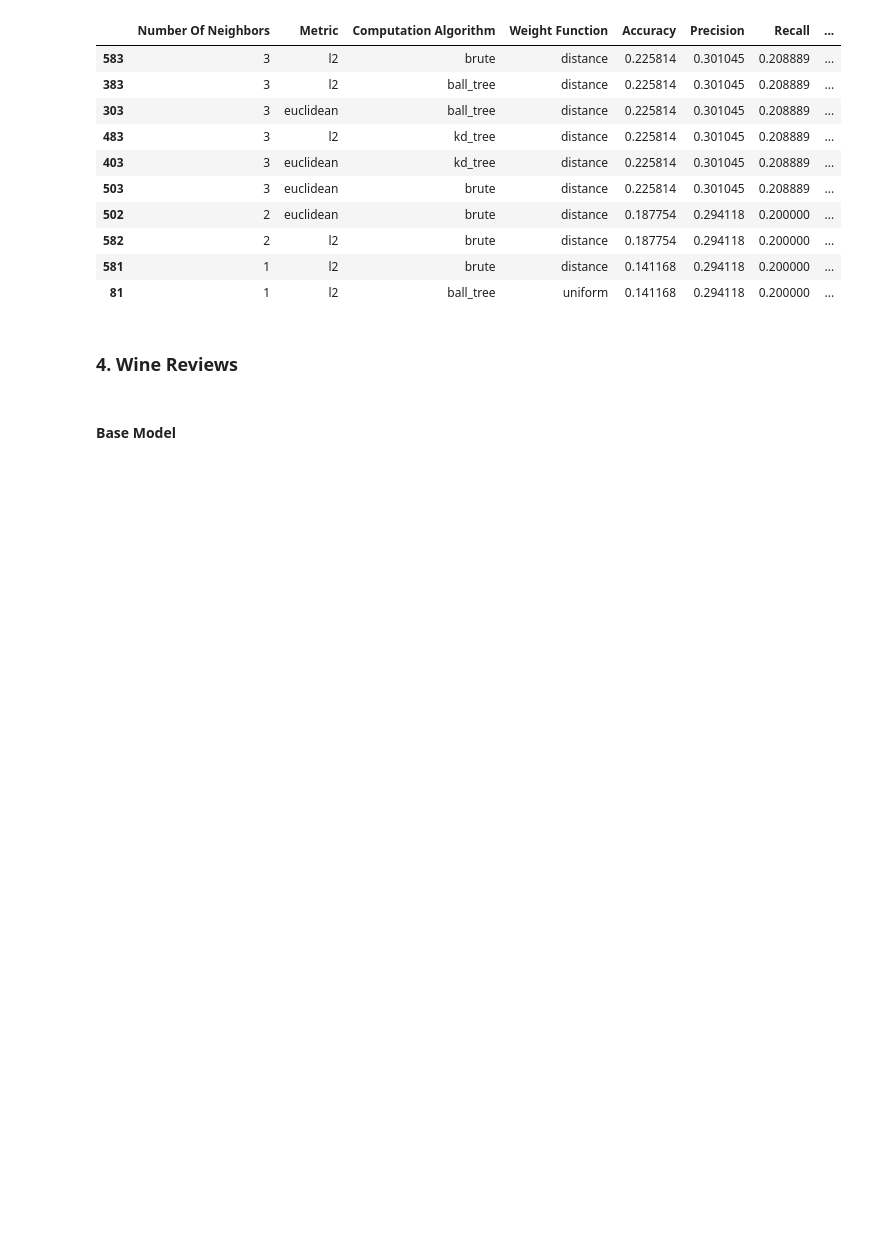
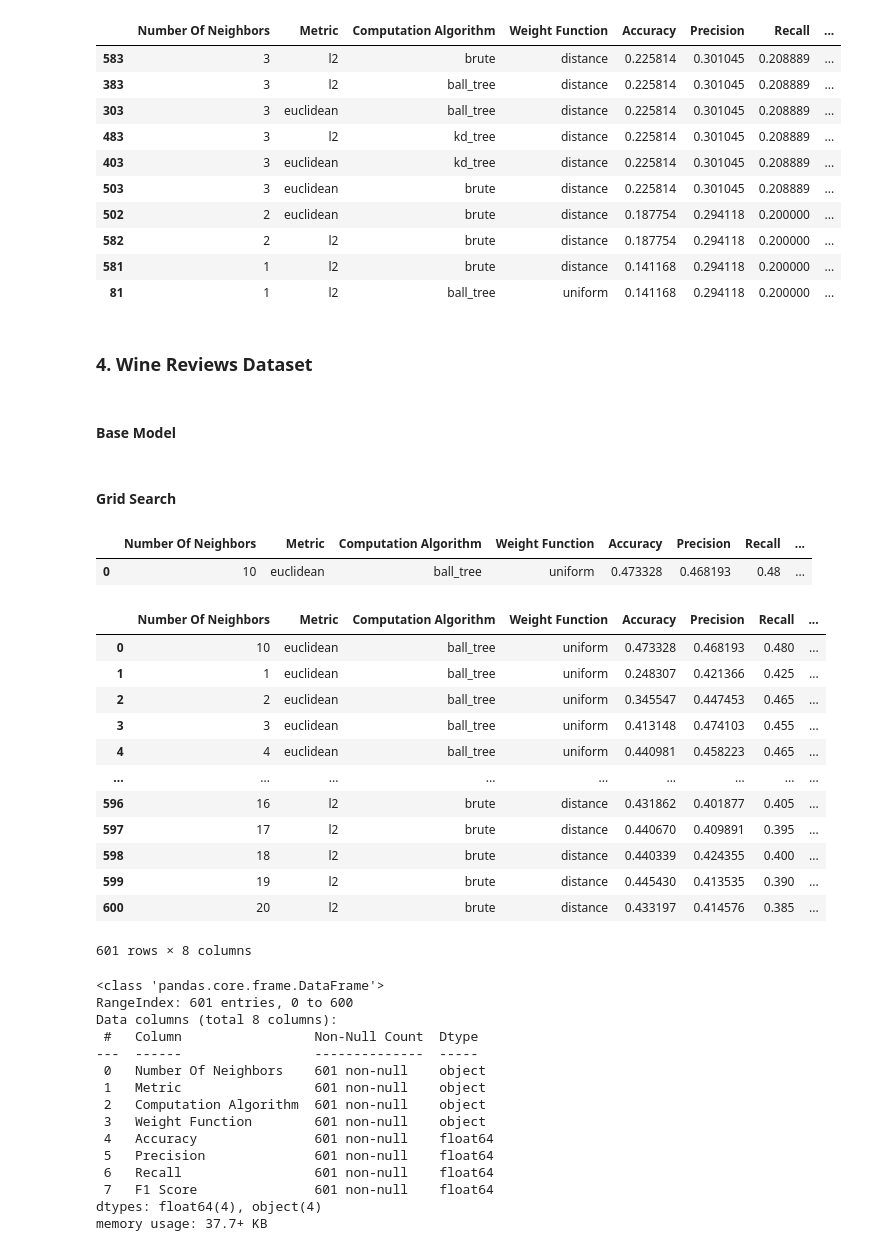
Before and after one commit to woerndle/ds-ml-project, a Jupyter notebook: notebooks/knn.ipynb, the cells around one changed output. Cells and saved outputs as stored; diff of their text form; code cells hidden in the pictures; blank space fills up the shorter version.

Commit message:
Added subset grid search analysis for wine reviews dataset

```diff
--- a/notebooks/knn.ipynb
+++ b/notebooks/knn.ipynb
@@ -611,7 +631,7 @@ display(top_10_amazon_models)
 | 581 | 1 | l2 | brute | distance | 0.141168 | 0.294118 | 0.200000 | ... |
 | 81 | 1 | l2 | ball_tree | uniform | 0.141168 | 0.294118 | 0.200000 | ... |
 # %% [markdown]
-### 4. Wine Reviews
+### 4. Wine Reviews Dataset
 # %% [markdown]
 #### Base Model
 # %%
@@ -636,3 +656,37 @@ base_model_precision = precision_score(
 base_model_recall = recall_score(
     y_test_wine, base_model_prediction, average="weighted"
 )
+# %% [markdown]
+#### Grid Search
+# %%
+test_results_wine = pd.DataFrame(
+    columns=[
+        "Number Of Neighbors",
+        "Metric",
+        "Computation Algorithm",
+        "Weight Function",
+        "Accuracy",
+        "Precision",
+        "Recall",
+        "F1 Score",
+    ]
+)
+
+base_row = pd.DataFrame(
+    {
+        "Number Of Neighbors": [10],
+        "Metric": "euclidean",
+        "Computation Algorithm": "ball_tree",
+        "Weight Function": "uniform",
+        "Accuracy": [base_model_accuracy],
+        "Precision": [base_model_precision],
+        "Recall": [base_model_recall],
+        "F1 Score": [base_model_f1_score],
+    }
+)
+
+test_results_wine = pd.concat([test_results_wine, base_row], ignore_index=True)
+display(test_results_wine)
+# %% [output]
+|  | Number Of Neighbors | Metric | Computation Algorithm | Weight Function | Accuracy | Precision | Recall | ... |
+| 0 | 10 | euclidean | ball_tree | uniform | 0.473328 | 0.468193 | 0.48 | ... |
@@ -638,0 +741,32 @@ base_model_recall = recall_score(
+# %%
+display(test_results_wine)
+test_results_wine.info()
+# %% [output]
+|  | Number Of Neighbors | Metric | Computation Algorithm | Weight Function | Accuracy | Precision | Recall | ... |
+| 0 | 10 | euclidean | ball_tree | uniform | 0.473328 | 0.468193 | 0.480 | ... |
+| 1 | 1 | euclidean | ball_tree | uniform | 0.248307 | 0.421366 | 0.425 | ... |
+| 2 | 2 | euclidean | ball_tree | uniform | 0.345547 | 0.447453 | 0.465 | ... |
+| 3 | 3 | euclidean | ball_tree | uniform | 0.413148 | 0.474103 | 0.455 | ... |
+| 4 | 4 | euclidean | ball_tree | uniform | 0.440981 | 0.458223 | 0.465 | ... |
+| ... | ... | ... | ... | ... | ... | ... | ... | ... |
+| 596 | 16 | l2 | brute | distance | 0.431862 | 0.401877 | 0.405 | ... |
+| 597 | 17 | l2 | brute | distance | 0.440670 | 0.409891 | 0.395 | ... |
+| 598 | 18 | l2 | brute | distance | 0.440339 | 0.424355 | 0.400 | ... |
+| 599 | 19 | l2 | brute | distance | 0.445430 | 0.413535 | 0.390 | ... |
+| 600 | 20 | l2 | brute | distance | 0.433197 | 0.414576 | 0.385 | ... |
+601 rows × 8 columns
+<class 'pandas.core.frame.DataFrame'>
+RangeIndex: 601 entries, 0 to 600
+Data columns (total 8 columns):
+ #   Column                 Non-Null Count  Dtype
+---  ------                 --------------  -----
+ 0   Number Of Neighbors    601 non-null    object
+ 1   Metric                 601 non-null    object
+ 2   Computation Algorithm  601 non-null    object
+ 3   Weight Function        601 non-null    object
+ 4   Accuracy               601 non-null    float64
+ 5   Precision              601 non-null    float64
+ 6   Recall                 601 non-null    float64
+ 7   F1 Score               601 non-null    float64
+dtypes: float64(4), object(4)
+memory usage: 37.7+ KB
```
Also changed, not shown: parts of 8 cells of this notebook.
